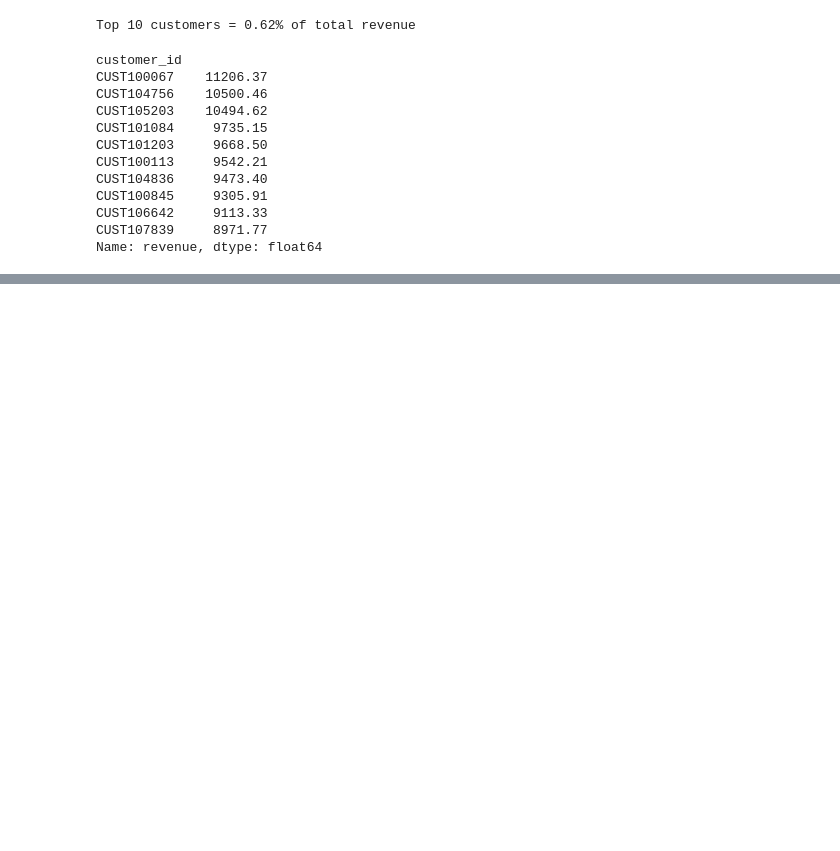
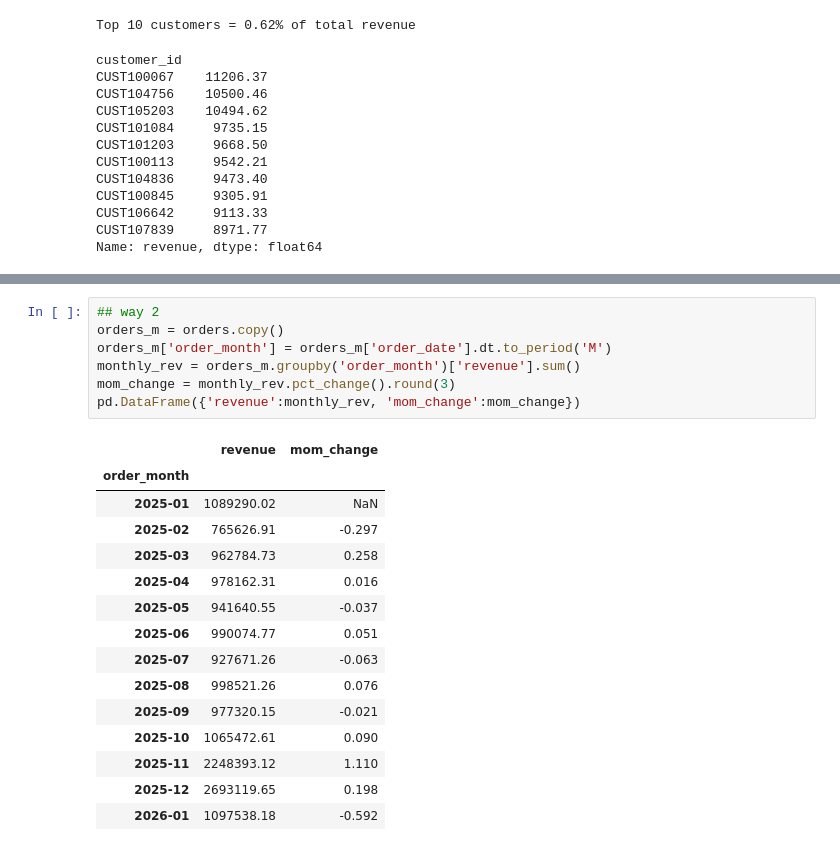
Before and after one commit to AjwarCk/py_ecommerce_eda, a Jupyter notebook: py_eda_campaign_analysis.ipynb, the cells around one changed output, grey strips where cells are left out. Cells and saved outputs as stored; diff of their text form; blank space fills up the shorter version.

```diff
--- a/py_eda_campaign_analysis.ipynb
+++ b/py_eda_campaign_analysis.ipynb
@@ -463,0 +490,23 @@ Name: revenue, dtype: float64
+# %%
+## way 2
+orders_m = orders.copy()
+orders_m['order_month'] = orders_m['order_date'].dt.to_period('M')
+monthly_rev = orders_m.groupby('order_month')['revenue'].sum()
+mom_change = monthly_rev.pct_change().round(3)
+pd.DataFrame({'revenue':monthly_rev, 'mom_change':mom_change})
+# %% [output]
+|  | revenue | mom_change |
+| order_month |  |  |
+| 2025-01 | 1089290.02 | NaN |
+| 2025-02 | 765626.91 | -0.297 |
+| 2025-03 | 962784.73 | 0.258 |
+| 2025-04 | 978162.31 | 0.016 |
+| 2025-05 | 941640.55 | -0.037 |
+| 2025-06 | 990074.77 | 0.051 |
+| 2025-07 | 927671.26 | -0.063 |
+| 2025-08 | 998521.26 | 0.076 |
+| 2025-09 | 977320.15 | -0.021 |
+| 2025-10 | 1065472.61 | 0.090 |
+| 2025-11 | 2248393.12 | 1.110 |
+| 2025-12 | 2693119.65 | 0.198 |
+| 2026-01 | 1097538.18 | -0.592 |
```
Also changed, not shown: parts of 2 cells of this notebook.
